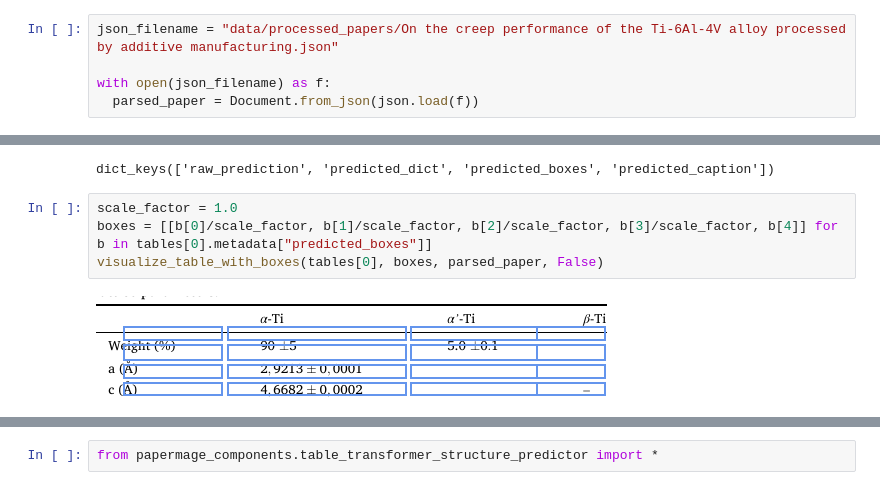
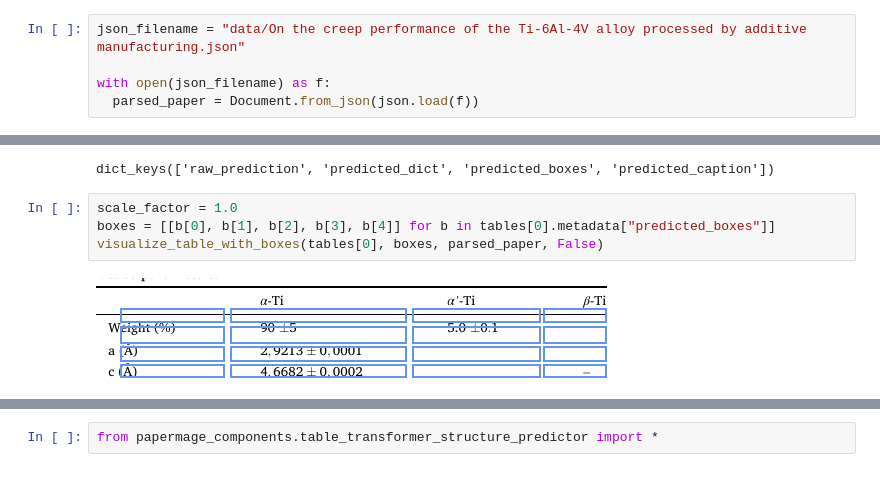
Before and after one commit to gsireesh/ht-max, a Jupyter notebook: dev_test_with_serialized_pdf.ipynb, the cells around one changed output, grey strips where cells are left out. Saved outputs shown, nothing was run; the diff lists cells and outputs as text.

Commit message:
Table transformer fix

```diff
--- a/dev_test_with_serialized_pdf.ipynb
+++ b/dev_test_with_serialized_pdf.ipynb
@@ -12,7 +12,7 @@ from papermage_components.table_transformer_structure_predictor import TableTran
 from papermage_components.matIE_predictor import MatIEPredictor
 from papermage_components.utils import get_table_image, globalize_box_coordinates, visualize_table_with_boxes
 # %%
-json_filename = "data/processed_papers/On the creep performance of the Ti‐6Al‐4V alloy processed by additive manufacturing.json"
+json_filename = "data/On the creep performance of the Ti‐6Al‐4V alloy processed by additive manufacturing.json"
 
 with open(json_filename) as f:
   parsed_paper = Document.from_json(json.load(f))
@@ -30,7 +53,7 @@ tables[0].metadata.keys()
 dict_keys(['raw_prediction', 'predicted_dict', 'predicted_boxes', 'predicted_caption'])
 # %%
 scale_factor = 1.0
-boxes = [[b[0]/scale_factor, b[1]/scale_factor, b[2]/scale_factor, b[3]/scale_factor, b[4]] for b in tables[0].metadata["predicted_boxes"]]
+boxes = [[b[0], b[1], b[2], b[3], b[4]] for b in tables[0].metadata["predicted_boxes"]]
 visualize_table_with_boxes(tables[0], boxes, parsed_paper, False)
 # %% [output]
-[figure, old version]
+[figure, new version]
```
Also changed, not shown: parts of 4 cells of this notebook, 2 other files.
